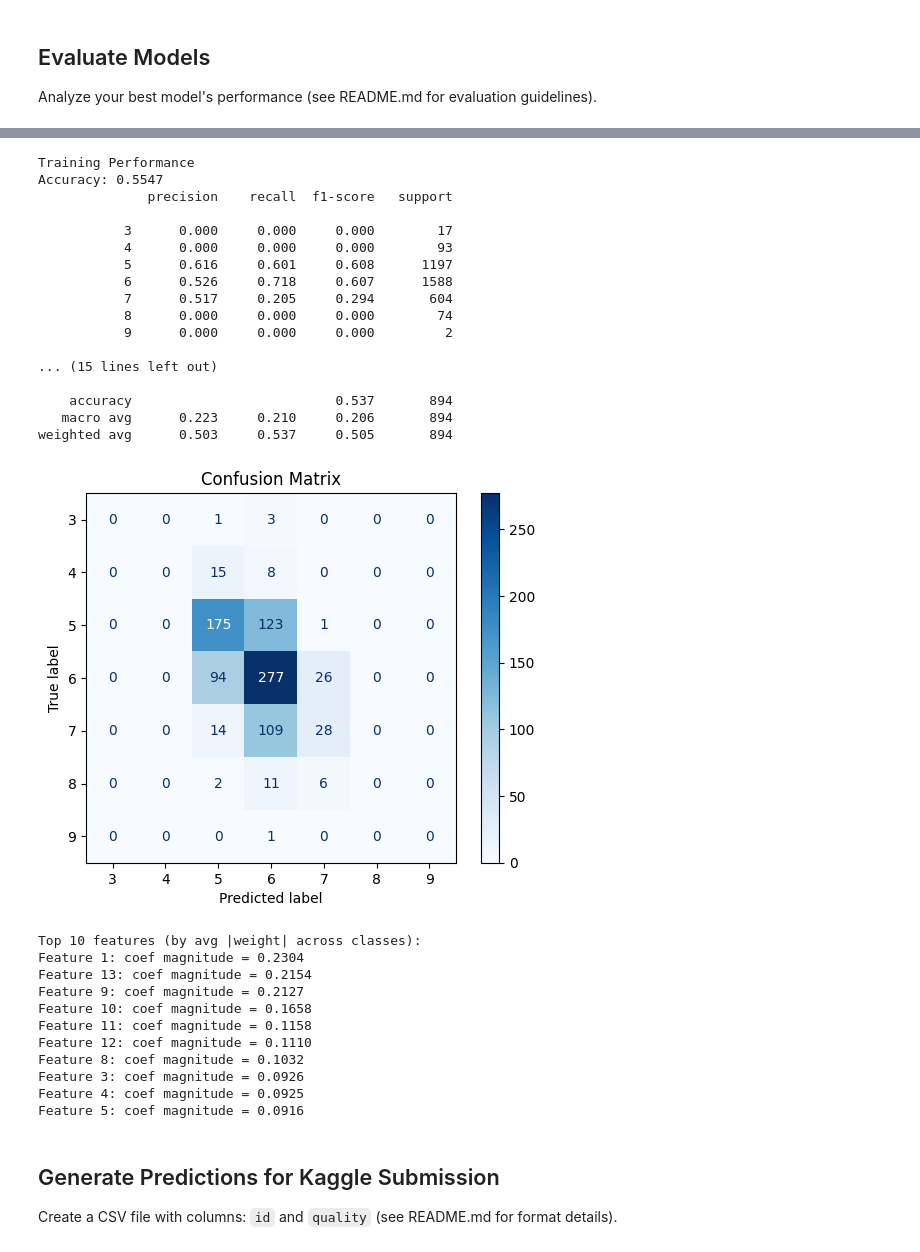
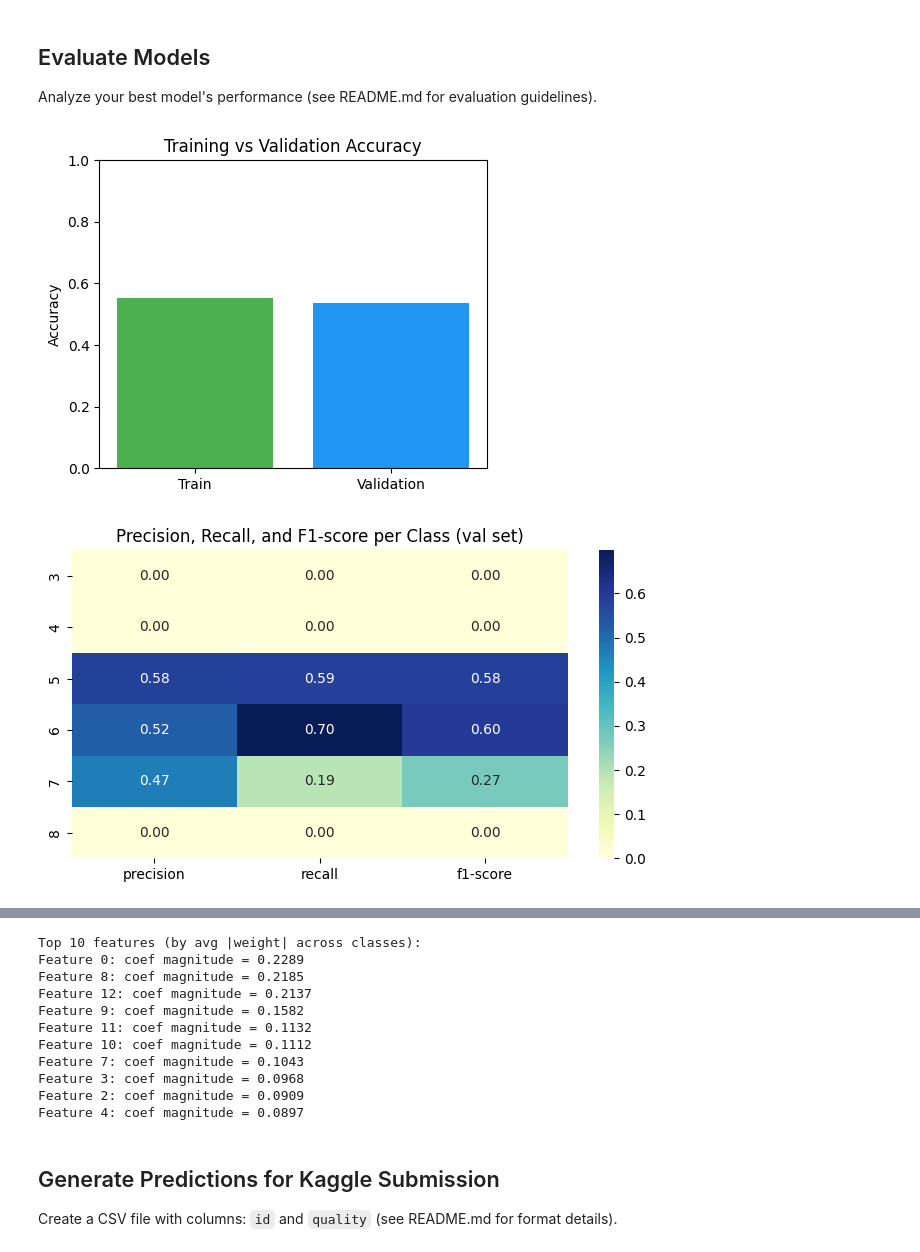
Before and after one commit to likeskymore/3395-competition1, a Jupyter notebook: notebook.ipynb, the cells around one changed output, grey strips where cells are left out. Saved outputs shown, nothing was run; the diff lists cells and outputs as text; code cells hidden in the pictures.

```diff
--- a/notebook.ipynb
+++ b/notebook.ipynb
@@ -234,35 +214,46 @@ weighted avg      0.503     0.537     0.505       894
 
 Analyze your best model's performance (see README.md for evaluation guidelines).
 # %%
-def predict(X, W, classes):
+def predict(X, W, b, classes):
     X_np = np.array(X.todense() if hasattr(X, "todense") else X)
-    X_np = np.hstack([np.ones((X_np.shape[0], 1)), X_np])
-    logits = np.dot(X_np, W)
+    logits = np.dot(X_np, W) + b
     probs = softmax(logits)
     preds = classes[np.argmax(probs, axis=1)]
     return preds
 
-y_train_pred = predict(X_train, W, classes)
-y_val_pred = predict(X_val, W, classes)
+y_train_pred = predict(X_train, W, b, classes)
+y_val_pred = predict(X_val, W, b, classes)
 
-print("Training Performance")
-print(f"Accuracy: {accuracy_score(y_train, y_train_pred):.4f}")
-print(classification_report(y_train, y_train_pred, digits=3, zero_division=0))
+train_acc = accuracy_score(y_train, y_train_pred)
+val_acc = accuracy_score(y_val, y_val_pred)
 
-print("Validation Performance")
-print(f"Accuracy: {accuracy_score(y_val, y_val_pred):.4f}")
-print(classification_report(y_val, y_val_pred, digits=3, zero_division=0))
+report = classification_report(y_val, y_val_pred, output_dict=True, zero_division=0)
+df_report = pd.DataFrame(report).transpose().drop("accuracy", errors="ignore")
+
+plt.figure(figsize=(5,4))
+plt.bar(['Train', 'Validation'], [train_acc, val_acc], color=['#4CAF50', '#2196F3'])
+plt.ylim(0, 1)
+plt.title("Training vs Validation Accuracy")
+plt.ylabel("Accuracy")
+plt.show()
+
+plt.figure(figsize=(8,4))
+sns.heatmap(df_report.iloc[:-3, :3], annot=True, cmap="YlGnBu", fmt=".2f")
+plt.title("Precision, Recall, and F1-score per Class (val set)")
+plt.show()
 
 cm = confusion_matrix(y_val, y_val_pred, labels=classes)
 disp = ConfusionMatrixDisplay(confusion_matrix=cm, display_labels=classes)
 disp.plot(cmap='Blues', values_format='d')
 plt.title("Confusion Matrix")
 plt.show()
 
 coef_abs = np.abs(W[1:, :]).mean(axis=1)
 top_idx = np.argsort(coef_abs)[::-1][:10]
 
 print("Top 10 features (by avg |weight| across classes):")
 for i in top_idx:
     print(f"Feature {i}: coef magnitude = {coef_abs[i]:.4f}")
 # %% [output]
+[figure, new version]
+[figure, added]
@@ -269,32 +261,14 @@ for i in top_idx:
-Training Performance
-Accuracy: 0.5547
-              precision    recall  f1-score   support
-
-           3      0.000     0.000     0.000        17
-           4      0.000     0.000     0.000        93
-           5      0.616     0.601     0.608      1197
-           6      0.526     0.718     0.607      1588
-           7      0.517     0.205     0.294       604
-           8      0.000     0.000     0.000        74
-           9      0.000     0.000     0.000         2
-
-... (15 lines left out)
-
-    accuracy                          0.537       894
-   macro avg      0.223     0.210     0.206       894
-weighted avg      0.503     0.537     0.505       894
+Top 10 features (by avg |weight| across classes):
+Feature 0: coef magnitude = 0.2289
+Feature 8: coef magnitude = 0.2185
+Feature 12: coef magnitude = 0.2137
+Feature 9: coef magnitude = 0.1582
+Feature 11: coef magnitude = 0.1132
+Feature 10: coef magnitude = 0.1112
+Feature 7: coef magnitude = 0.1043
+Feature 3: coef magnitude = 0.0968
+Feature 2: coef magnitude = 0.0909
+Feature 4: coef magnitude = 0.0897
-[figure, old version]
-Top 10 features (by avg |weight| across classes):
-Feature 1: coef magnitude = 0.2304
-Feature 13: coef magnitude = 0.2154
-Feature 9: coef magnitude = 0.2127
-Feature 10: coef magnitude = 0.1658
-Feature 11: coef magnitude = 0.1158
-Feature 12: coef magnitude = 0.1110
-Feature 8: coef magnitude = 0.1032
-Feature 3: coef magnitude = 0.0926
-Feature 4: coef magnitude = 0.0925
-Feature 5: coef magnitude = 0.0916
 # %% [markdown]
 ## Generate Predictions for Kaggle Submission
 
```
Also changed, not shown: parts of 7 cells of this notebook, 10 other files.
